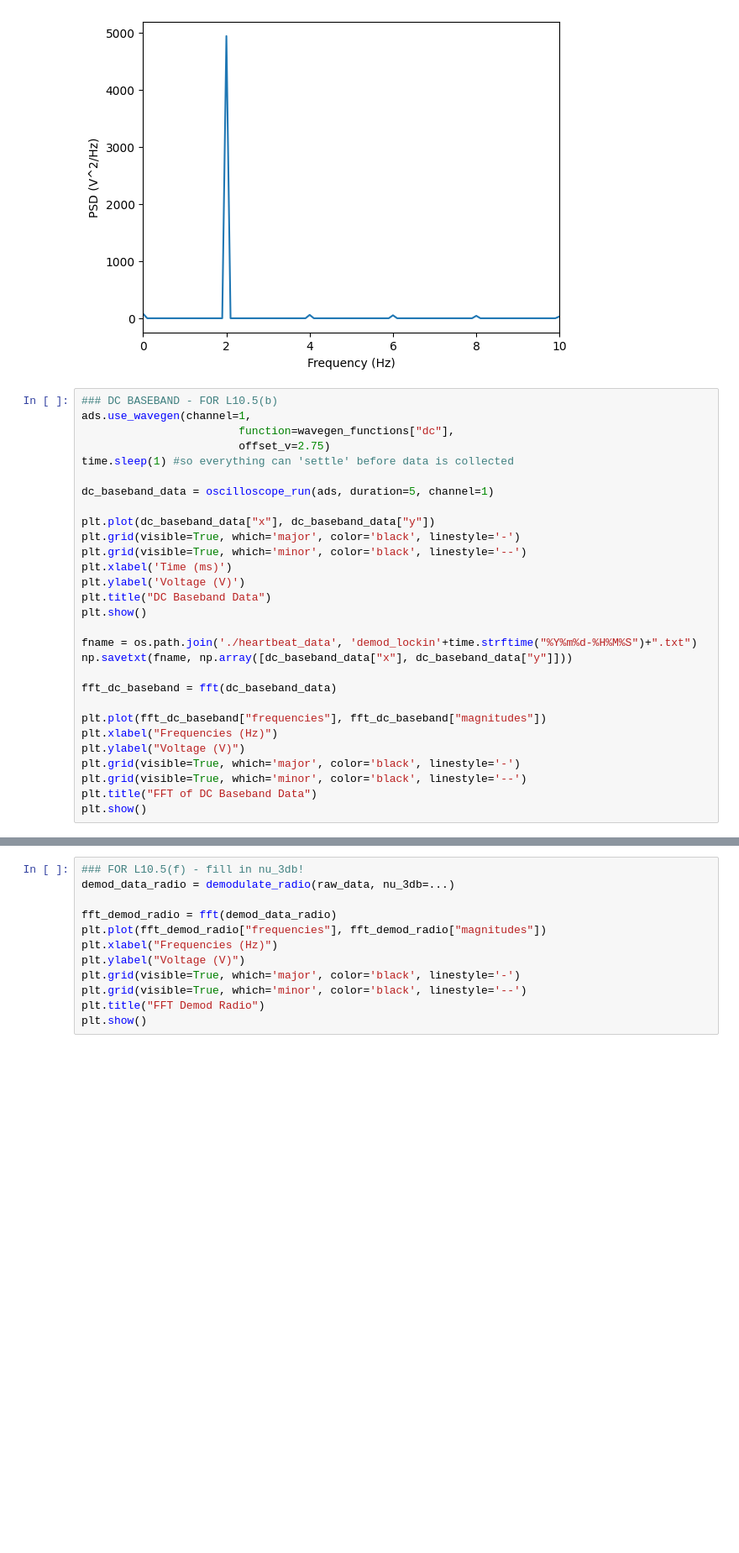
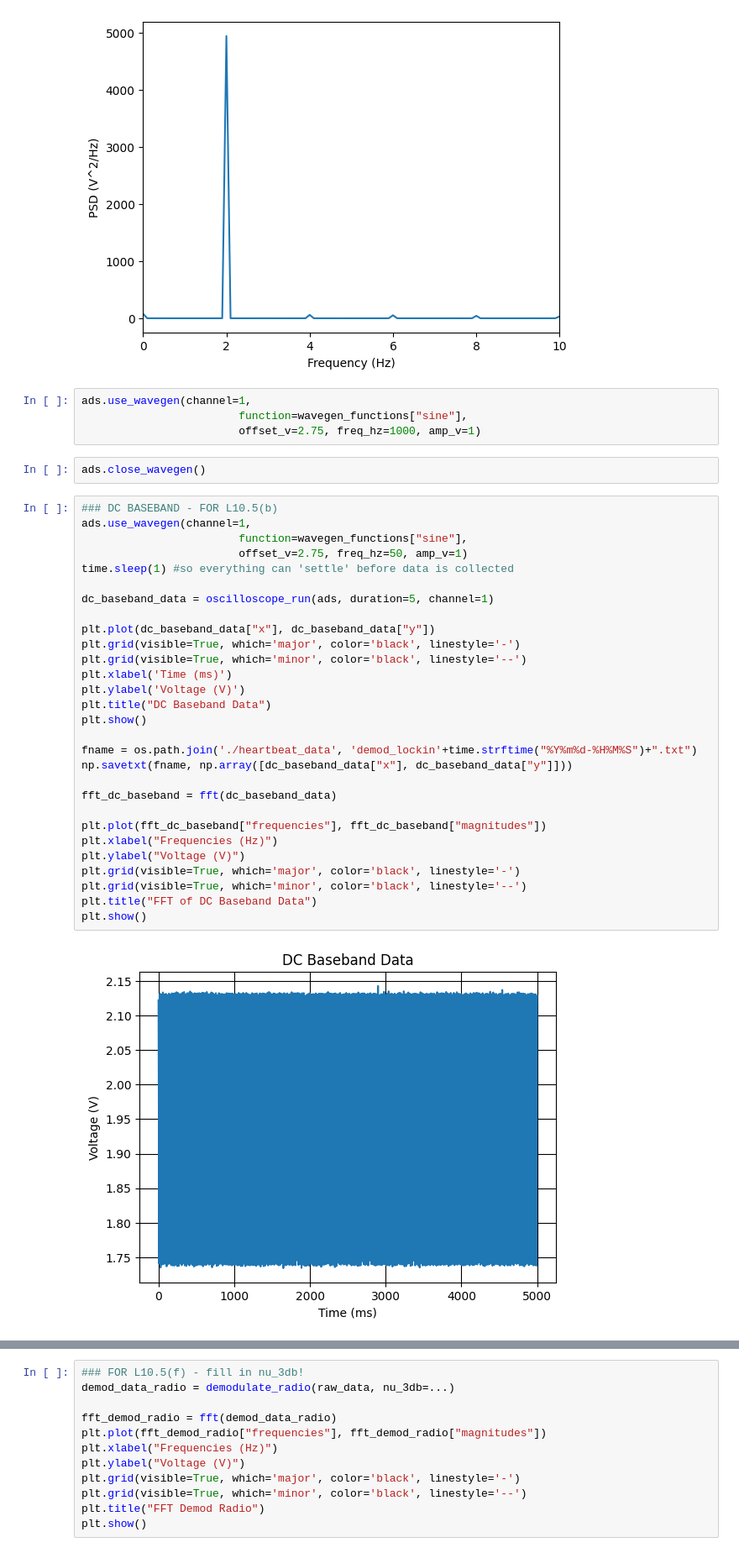
Before and after one commit to LukasPeterson/111a_lab10, a Jupyter notebook: lab_10_template_notebook.ipynb, the cells around one changed output, grey strips where cells are left out. Shown at 84% size. Drawn from its saved outputs; the diff is of its cells as text; blank space fills up the shorter version.

```diff
--- a/lab_10_template_notebook.ipynb
+++ b/lab_10_template_notebook.ipynb
@@ -344,32 +344,40 @@ plt.xlim([0, 10])
 plt.show()
 # %% [output]
 [figure]
+# %%
+ads.use_wavegen(channel=1,
+                        function=wavegen_functions["sine"],
+                        offset_v=2.75, freq_hz=1000, amp_v=1)
+# %%
+ads.close_wavegen()
 # %%
 ### DC BASEBAND - FOR L10.5(b)
 ads.use_wavegen(channel=1,
-                        function=wavegen_functions["dc"],
-                        offset_v=2.75)
+                        function=wavegen_functions["sine"],
+                        offset_v=2.75, freq_hz=50, amp_v=1)
 time.sleep(1) #so everything can 'settle' before data is collected
 
 dc_baseband_data = oscilloscope_run(ads, duration=5, channel=1)
 
 plt.plot(dc_baseband_data["x"], dc_baseband_data["y"])
 plt.grid(visible=True, which='major', color='black', linestyle='-')
 plt.grid(visible=True, which='minor', color='black', linestyle='--')
 plt.xlabel('Time (ms)')
 plt.ylabel('Voltage (V)')
 plt.title("DC Baseband Data")
 plt.show()
 
 fname = os.path.join('./heartbeat_data', 'demod_lockin'+time.strftime("%Y%m%d-%H%M%S")+".txt")
 np.savetxt(fname, np.array([dc_baseband_data["x"], dc_baseband_data["y"]]))
 
 fft_dc_baseband = fft(dc_baseband_data)
 
 plt.plot(fft_dc_baseband["frequencies"], fft_dc_baseband["magnitudes"])
 plt.xlabel("Frequencies (Hz)")
 plt.ylabel("Voltage (V)")
 plt.grid(visible=True, which='major', color='black', linestyle='-')
 plt.grid(visible=True, which='minor', color='black', linestyle='--')
 plt.title("FFT of DC Baseband Data")
 plt.show()
+# %% [output]
+[figure, added]
```
Also changed, not shown: parts of 1 cell of this notebook.
